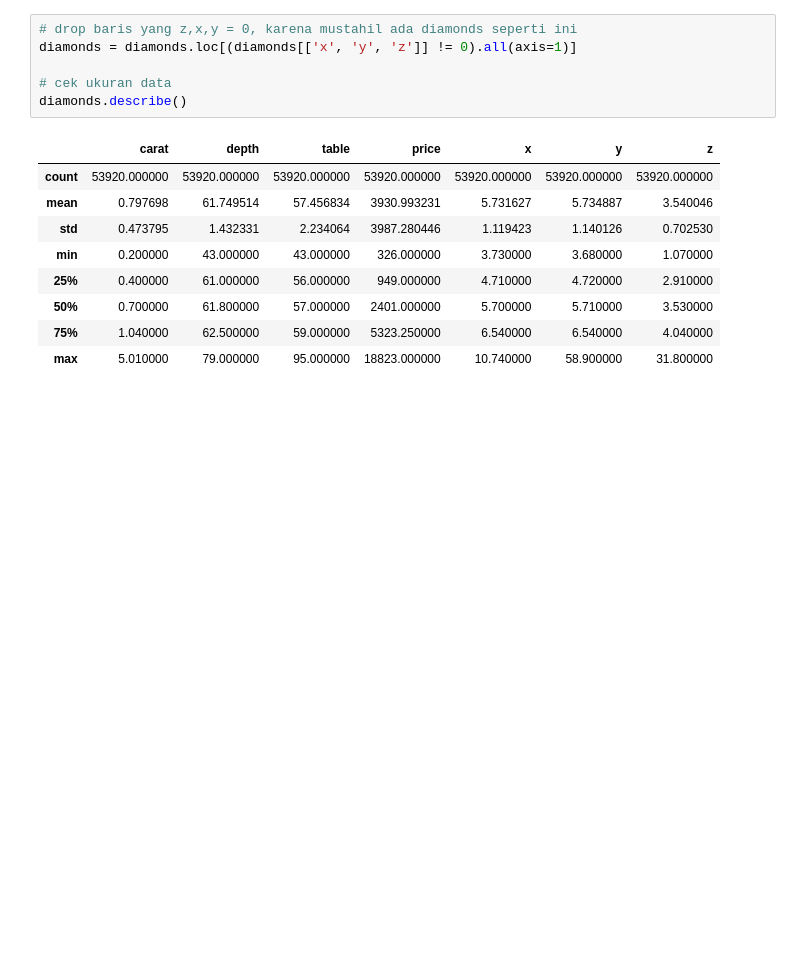
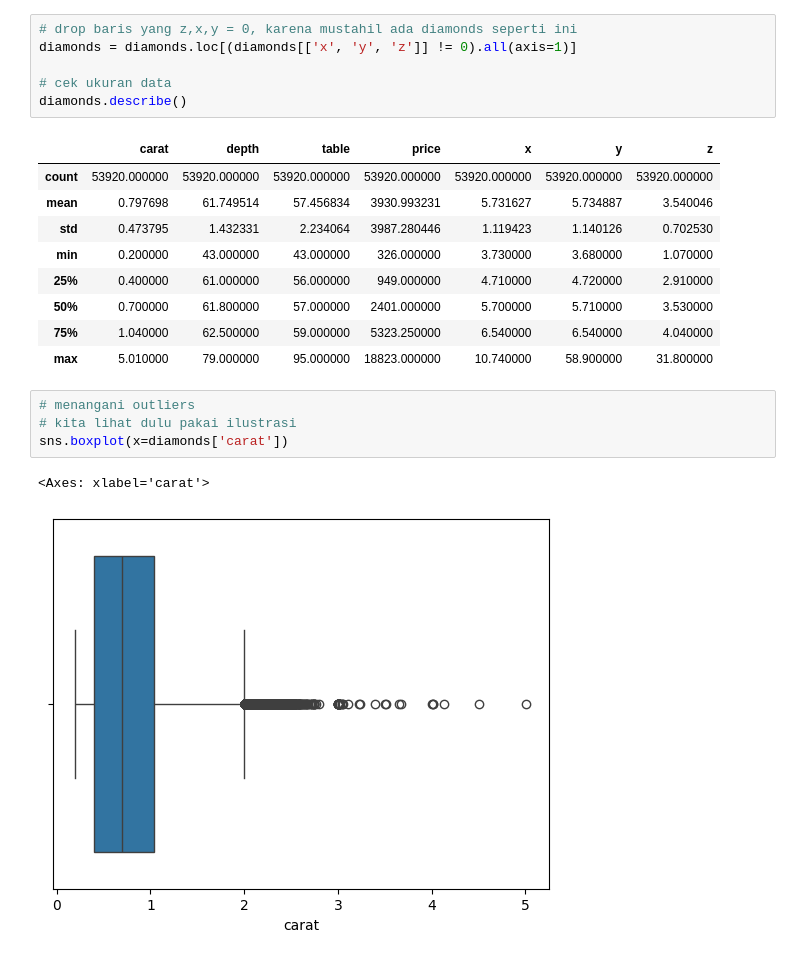
Before and after one commit to abdullohumar/predictive_analytic, a Jupyter notebook: predictive_analytics.ipynb, the cells around one changed output. Saved outputs shown, nothing was run; the diff lists cells and outputs as text; blank space fills up the shorter version.

Commit message:
menangani outliers

```diff
--- a/predictive_analytics.ipynb
+++ b/predictive_analytics.ipynb
@@ -105,3 +106,10 @@ diamonds.describe()
 | 50% | 0.700000 | 61.800000 | 57.000000 | 2401.000000 | 5.700000 | 5.710000 | 3.530000 |
 | 75% | 1.040000 | 62.500000 | 59.000000 | 5323.250000 | 6.540000 | 6.540000 | 4.040000 |
 | max | 5.010000 | 79.000000 | 95.000000 | 18823.000000 | 10.740000 | 58.900000 | 31.800000 |
+# %%
+# menangani outliers
+# kita lihat dulu pakai ilustrasi
+sns.boxplot(x=diamonds['carat'])
+# %% [output]
+<Axes: xlabel='carat'>
+[figure, added]
```
Also changed, not shown: parts of 7 cells of this notebook.
